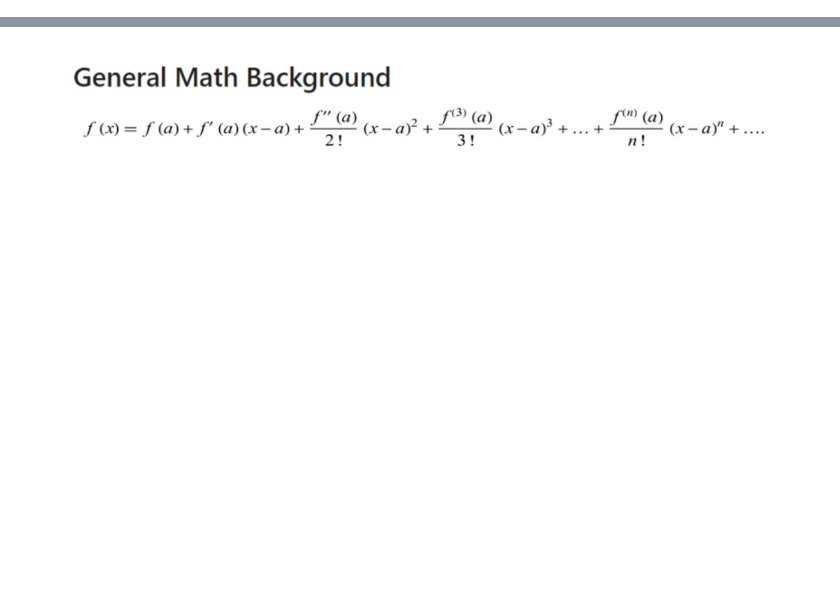
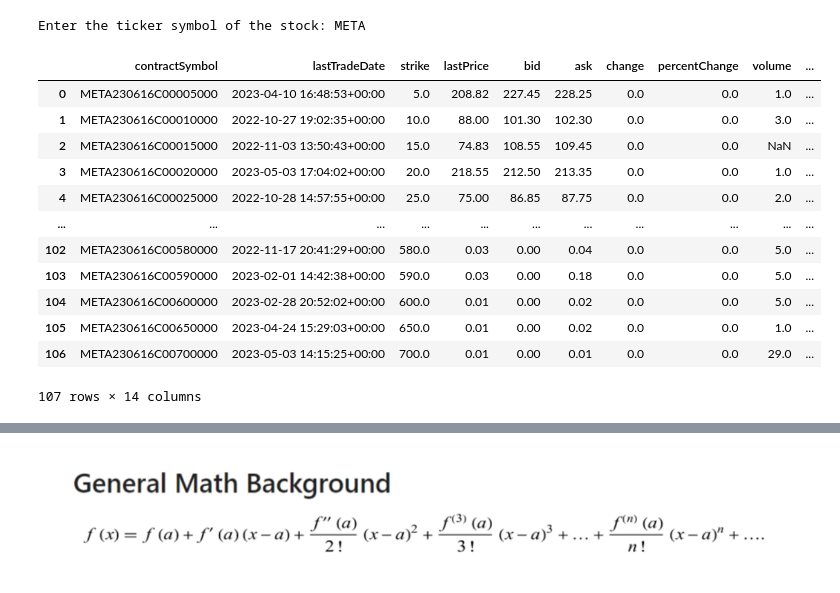
Before and after one commit to FinNijatTech/Taylor-Approximation-vs-Black-Scholes-Model-Option-Pricing-, a Jupyter notebook: TS.ipynb, the cells around one changed output, grey strips where cells are left out. Saved outputs shown, nothing was run; the diff lists cells and outputs as text; code cells hidden in the pictures; blank space fills up the shorter version.

```diff
--- a/TS.ipynb
+++ b/TS.ipynb
@@ -21,12 +21,27 @@ def call_price(sigma, S, K, r, t):
 # %%
 # Get the ticker symbol from the user
 ticker = input("Enter the ticker symbol of the stock: ")
 
 # Get the stock data
 stock = yf.Ticker(ticker)
-opt = stock.option_chain(date='2023-07-21')
+opt = stock.option_chain(date='2023-06-16')
 opt_calls = opt.calls
 opt.calls
+# %% [output]
+Enter the ticker symbol of the stock: META
+|  | contractSymbol | lastTradeDate | strike | lastPrice | bid | ask | change | percentChange | volume | ... |
+| 0 | META230616C00005000 | 2023-04-10 16:48:53+00:00 | 5.0 | 208.82 | 227.45 | 228.25 | 0.0 | 0.0 | 1.0 | ... |
+| 1 | META230616C00010000 | 2022-10-27 19:02:35+00:00 | 10.0 | 88.00 | 101.30 | 102.30 | 0.0 | 0.0 | 3.0 | ... |
+| 2 | META230616C00015000 | 2022-11-03 13:50:43+00:00 | 15.0 | 74.83 | 108.55 | 109.45 | 0.0 | 0.0 | NaN | ... |
+| 3 | META230616C00020000 | 2023-05-03 17:04:02+00:00 | 20.0 | 218.55 | 212.50 | 213.35 | 0.0 | 0.0 | 1.0 | ... |
+| 4 | META230616C00025000 | 2022-10-28 14:57:55+00:00 | 25.0 | 75.00 | 86.85 | 87.75 | 0.0 | 0.0 | 2.0 | ... |
+| ... | ... | ... | ... | ... | ... | ... | ... | ... | ... | ... |
+| 102 | META230616C00580000 | 2022-11-17 20:41:29+00:00 | 580.0 | 0.03 | 0.00 | 0.04 | 0.0 | 0.0 | 5.0 | ... |
+| 103 | META230616C00590000 | 2023-02-01 14:42:38+00:00 | 590.0 | 0.03 | 0.00 | 0.18 | 0.0 | 0.0 | 5.0 | ... |
+| 104 | META230616C00600000 | 2023-02-28 20:52:02+00:00 | 600.0 | 0.01 | 0.00 | 0.02 | 0.0 | 0.0 | 5.0 | ... |
+| 105 | META230616C00650000 | 2023-04-24 15:29:03+00:00 | 650.0 | 0.01 | 0.00 | 0.02 | 0.0 | 0.0 | 1.0 | ... |
+| 106 | META230616C00700000 | 2023-05-03 14:15:25+00:00 | 700.0 | 0.01 | 0.00 | 0.01 | 0.0 | 0.0 | 29.0 | ... |
+107 rows × 14 columns
 # %%
 # Select a random row from opt_calls
 
```
Also changed, not shown: parts of 4 cells of this notebook.
